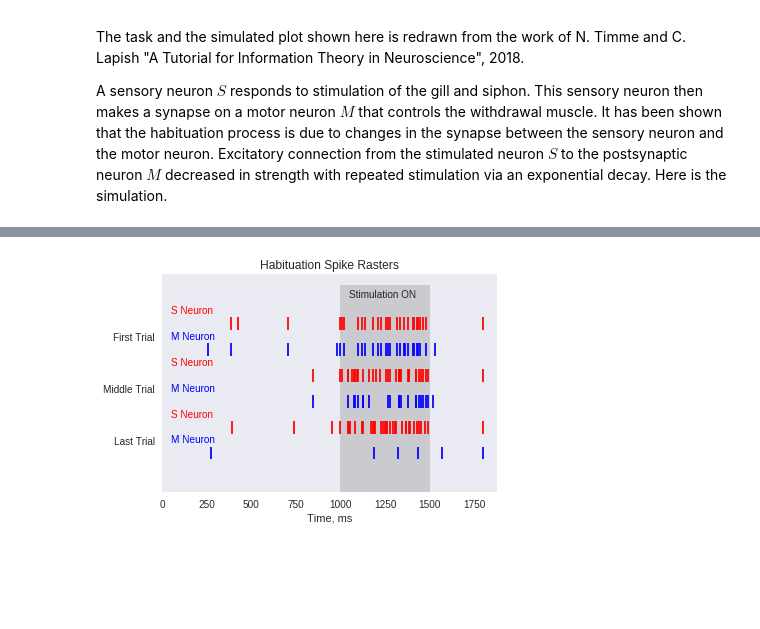
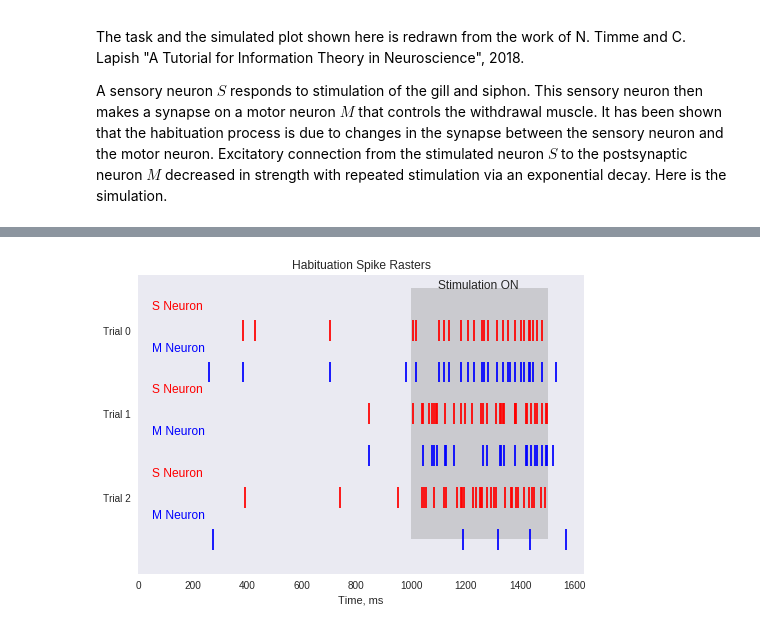
Before and after one commit to KyivAIGroup/workshops, a Jupyter notebook: 01.MutualInformation/03_HabituationSpikes.ipynb, the cells around one changed output, grey strips where cells are left out. Drawn from its saved outputs; the diff is of its cells as text; code cells hidden in the pictures; blank space fills up the shorter version.

```diff
--- a/01.MutualInformation/03_HabituationSpikes.ipynb
+++ b/01.MutualInformation/03_HabituationSpikes.ipynb
@@ -7,7 +29,4 @@ A sensory neuron $S$ responds to stimulation of the gill and siphon. This sensor
 # %%
-!pip install numpy==1.15.4 matplotlib==3.0.1
-%matplotlib inline
-
 import matplotlib.pyplot as plt
 import numpy as np
 
@@ -28,22 +47,30 @@ def generate_spikes(rate: float, duration: int):
     :param duration: experiment duration, ms
     :return: neuron spike raster with Gamma distributed inter-spike intervals
     """
+    spikes = np.zeros(duration, dtype=int)
+    if rate == 0:
+        return spikes
     expected_size = int(rate * duration)
     t_spikes = []
     start = 0
     while True:
-        intervals = np.random.gamma(shape=2, scale=1/rate, size=expected_size)
+        intervals = np.random.gamma(shape=2, scale=1 / rate, size=expected_size)
         t_spikes = np.r_[t_spikes, np.cumsum(intervals) + start]
         start = t_spikes[-1]
         if start >= duration:
             break
-    t_spikes = t_spikes.astype(int).clip(max=duration-1)
-    spikes = np.zeros(duration, dtype=int)
+    t_spikes = t_spikes.astype(int)
+    t_spikes = t_spikes[t_spikes <= duration - 1]
     spikes[t_spikes] = 1
     return spikes
 
 
 def generate_sensory_spikes(rate: float, duration: int):
+    """
+    :param rate: neuron firing rate
+    :param duration: stimulus duration
+    :return: sensory spikes raster
+    """
     noise = generate_spikes(rate=FIRING_RATE_NOISE, duration=duration)
     sensory_spikes = generate_spikes(rate=rate, duration=duration)
     sensory_spikes ^= noise
@@ -51,6 +78,11 @@ def generate_sensory_spikes(rate: float, duration: int):
 
 
 def generate_motor_spikes(sensory_spikes, connection_strength: float):
+    """
+    :param sensory_spikes: sensory spikes raster
+    :param connection_strength: weight between sensory and motor neurons
+    :return: motor spikes raster
+    """
     assert 0 <= connection_strength <= 1
     p_spikes = np.random.uniform(low=0, high=1, size=len(sensory_spikes))
     noise = generate_spikes(rate=FIRING_RATE_NOISE, duration=len(sensory_spikes))
@@ -59,15 +91,28 @@ def generate_motor_spikes(sensory_spikes, connection_strength: float):
     return motor_spikes
 
 
-def generate_experiments():
+def generate_experiments(connection_strengths=SENSORY_MOTOR_STRENGTHS, motor_random=False):
+    """
+    :param connection_strengths: list of weights between sensory and motor neurons
+    :param motor_random: are motor spikes independent from the given sensory neuron S?
+                         For example, motor neuron M might be connected to other (unobserved) sensory neuron.
+                         If True, simulates random motor spikes.
+    :return: sensory and motor neurons raster trials
+    """
+    def generate_stimulated_spikes(stimulus_rate):
+        return np.r_[generate_spikes(rate=FIRING_RATE_NOISE, duration=STIMULI_START),
+                     generate_sensory_spikes(rate=stimulus_rate, duration=STIMULI_DURATION),
+                     generate_spikes(rate=FIRING_RATE_NOISE, duration=300)]
+
     sensory_spikes_experiments = []
     motor_spikes_experiments = []
-    for connection_strength in [0.9, 0.5, 0.05]:
-        sensory_spikes = np.r_[generate_spikes(rate=FIRING_RATE_NOISE, duration=STIMULI_START),
-                               generate_sensory_spikes(rate=FIRING_RATE_STIMULI, duration=STIMULI_DURATION),
-                               generate_spikes(rate=FIRING_RATE_NOISE, duration=300)]
+    for connection_strength in connection_strengths:
+        sensory_spikes = generate_stimulated_spikes(stimulus_rate=FIRING_RATE_STIMULI)
         sensory_spikes_experiments.append(sensory_spikes)
-        motor_spikes = generate_motor_spikes(sensory_spikes=sensory_spikes, connection_strength=connection_strength)
+        if motor_random:
+            motor_spikes = generate_stimulated_spikes(stimulus_rate=connection_strength * FIRING_RATE_STIMULI)
+        else:
+            motor_spikes = generate_motor_spikes(sensory_spikes=sensory_spikes, connection_strength=connection_strength)
         motor_spikes_experiments.append(motor_spikes)
     s = np.vstack(sensory_spikes_experiments)
     m = np.vstack(motor_spikes_experiments)
@@ -76,24 +121,36 @@ def generate_experiments():
 
 def visualize_spikes(sensory_spikes, motor_spikes):
     events = []
-    colors = ['red', 'blue'] * 3
+    n_trials = len(sensory_spikes)
+    colors = ['blue', 'red'] * n_trials
+    height = 2 * n_trials
+    sensory_spikes = reversed(sensory_spikes)
+    motor_spikes = reversed(motor_spikes)
     for s, m in zip(sensory_spikes, motor_spikes):
+        events.append(np.where(m)[0])
         events.append(np.where(s)[0])
-        events.append(np.where(m)[0])
-    plt.bar(STIMULI_START, height=4, width=STIMULI_DURATION, align='edge', alpha=0.3, color='grey')
-    lineoffsets = [3.25, 2.75, 2.25, 1.75, 1.25, 0.75]
-    plt.eventplot(events, linelengths=0.25, lineoffsets=lineoffsets, colors=colors)
-    plt.yticks(ticks=[3, 2, 1], labels=['First Trial', 'Middle Trial', 'Last Trial'])
+    linelengths = 0.5
+    plt.eventplot(events, linelengths=linelengths, colors=colors)
+    plt.text(x=STIMULI_START + 100, y=height, s='Stimulation ON')
+    if n_trials < 10:
+        labels = [f"Trial {i}" for i in reversed(range(n_trials))]
+        plt.yticks(np.arange(start=1, stop=height, step=2), labels)
+    else:
+        plt.yticks([])
+    plt.bar(STIMULI_START, height, width=STIMULI_DURATION, align='edge', alpha=0.3, color='grey')
     plt.xlim(left=0)
-    plt.text(x=STIMULI_START + 50, y=3.75, s='Stimulation ON')
-    for text, y, color in zip(['S Neuron', 'M Neuron'] * 3, lineoffsets, colors):
-        plt.text(x=50, y=y + 0.2, s=text, color=color)
     plt.xlabel('Time, ms')
     plt.title('Habituation Spike Rasters')
     plt.grid(False)
     plt.show()
 
 
-sensory_spikes, motor_spikes = generate_experiments()
-visualize_spikes(sensory_spikes, motor_spikes)
+def visualize_spikes_original():
+    sensory_spikes, motor_spikes = generate_experiments()
+    colors = ['blue', 'red'] * len(sensory_spikes)
+    for y, (text, color) in enumerate(zip(['M Neuron', 'S Neuron'] * len(sensory_spikes), colors)):
+        plt.text(x=50, y=y + 0.5, s=text, color=color)
+    visualize_spikes(sensory_spikes, motor_spikes)
+
+visualize_spikes_original()
 # %% [output]
@@ -108,2 +157,2 @@ Requirement already satisfied: setuptools in /usr/local/lib/python3.6/dist-packa
-[figure, old version]
+[figure, new version]
 # %% [markdown]
```
Also changed, not shown: parts of 6 cells of this notebook, 4 other files.
